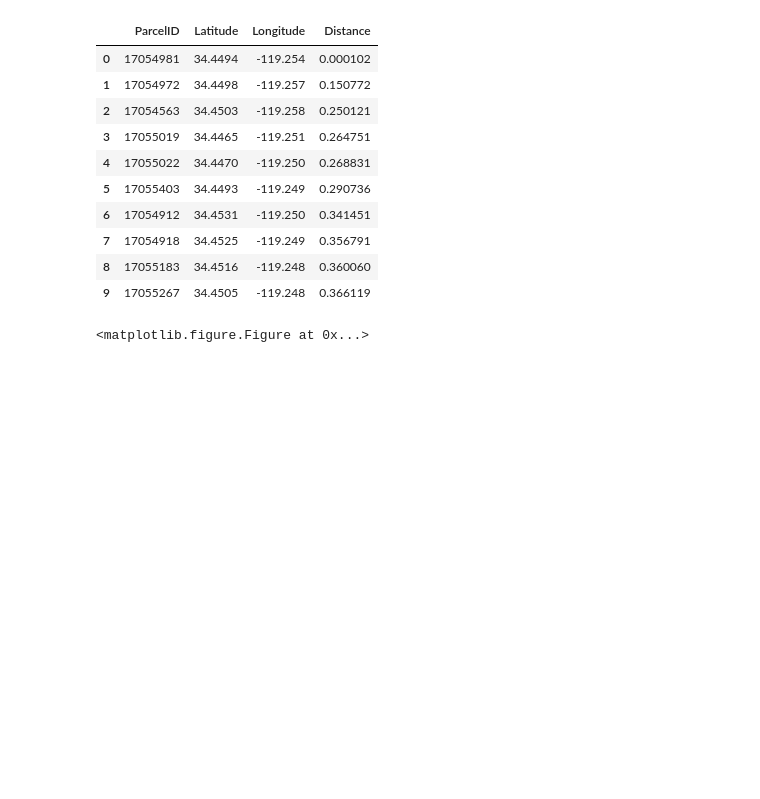
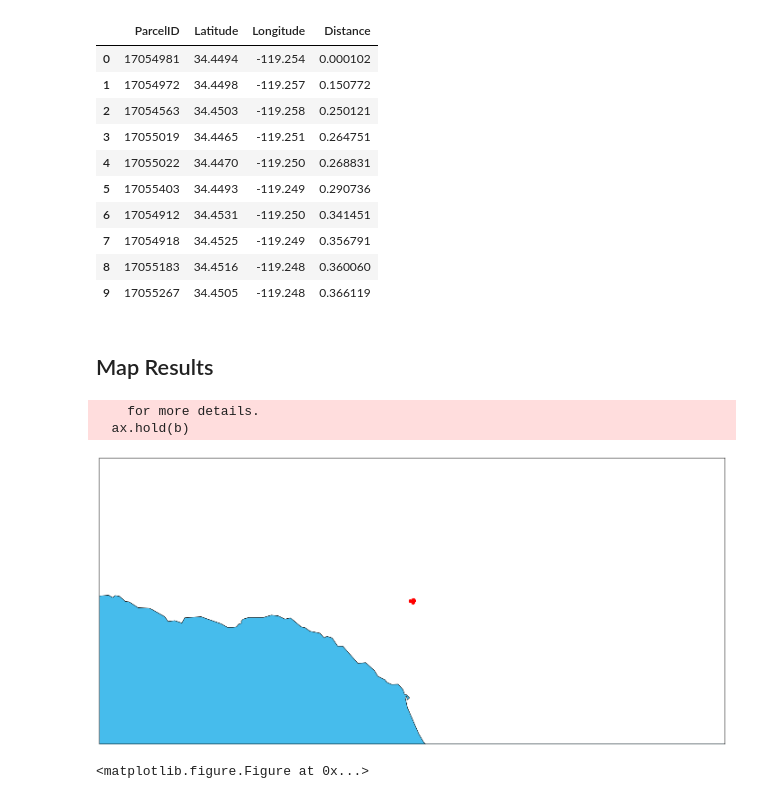
Before and after one commit to erstrong/INFO-7390-ADS-Fall-17-TeamNo., a Jupyter notebook: Mid-Term/Part4-GeospatialSearch/Part 4 Geospatial Search.ipynb, the cells around one changed output. Drawn from its saved outputs; the diff is of its cells as text; code cells hidden in the pictures; blank space fills up the shorter version.

```diff
--- a/Mid-Term/Part4-GeospatialSearch/Part 4 Geospatial Search.ipynb
+++ b/Mid-Term/Part4-GeospatialSearch/Part 4 Geospatial Search.ipynb
@@ -49,4 +54,44 @@ df
 | 7 | 17054918 | 34.4525 | -119.249 | 0.356791 |
 | 8 | 17055183 | 34.4516 | -119.248 | 0.360060 |
 | 9 | 17055267 | 34.4505 | -119.248 | 0.366119 |
+# %% [markdown]
+## Map Results
+# %%
+
+lat = df['Latitude'].values
+lon = df['Longitude'].values
+
+# determine range to print based on min, max lat and lon of the data
+margin = 0.8 # buffer to add to the range
+margin2=0.3
+lat_min = min(lat) - margin2
+lat_max = max(lat) + margin2
+lon_min = min(lon) - margin
+lon_max = max(lon) + margin
+plt.figure(figsize=(25,25))
+# create map using BASEMAP
+m = Basemap(llcrnrlon=lon_min,
+            llcrnrlat=lat_min,
+            urcrnrlon=lon_max,
+            urcrnrlat=lat_max,
+            lat_0=(lat_max - lat_min)/2,
+            lon_0=(lon_max-lon_min)/2,
+            projection='merc',
+            resolution = 'h',
+            area_thresh=10000.,
+            )
+m.drawcoastlines()
+m.drawcountries()
+m.drawstates()
+m.drawmapboundary(fill_color='#46bcec')
+m.fillcontinents(color = 'white',lake_color='#46bcec')
+# convert lat and lon to map projection coordinates
+lons, lats = m(lon, lat)
+# plot points as red dots
+m.scatter(lons, lats, marker = 'o', color='r', zorder=5,)
+plt.show()
+# %% [output]
+    for more details.
+  ax.hold(b)
+[figure, added]
 # %%
```
Also changed, not shown: parts of 6 cells of this notebook, 3 other files.
